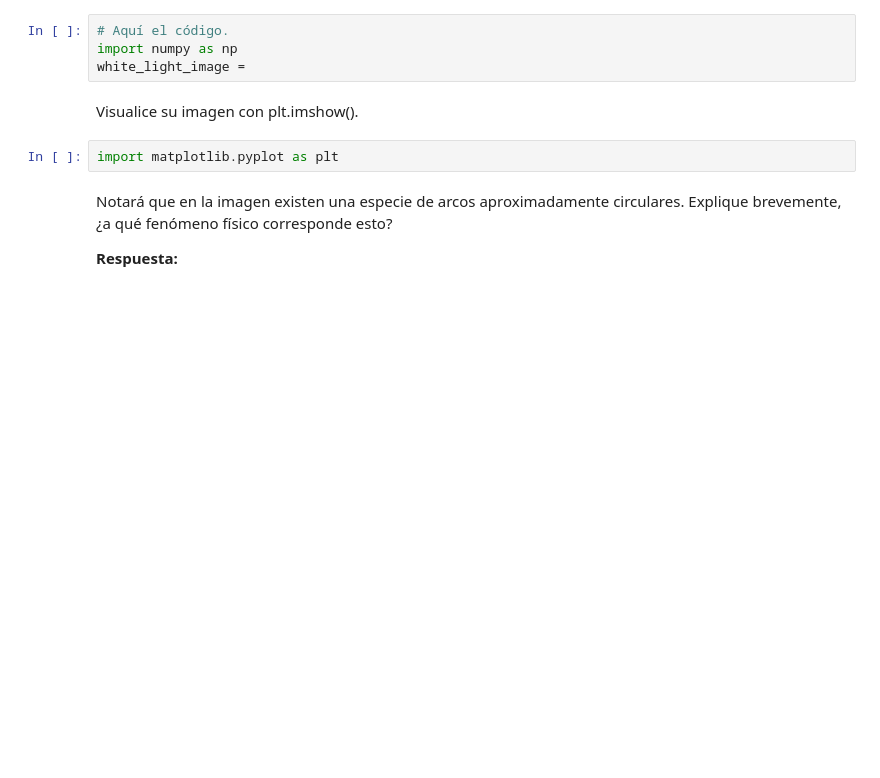
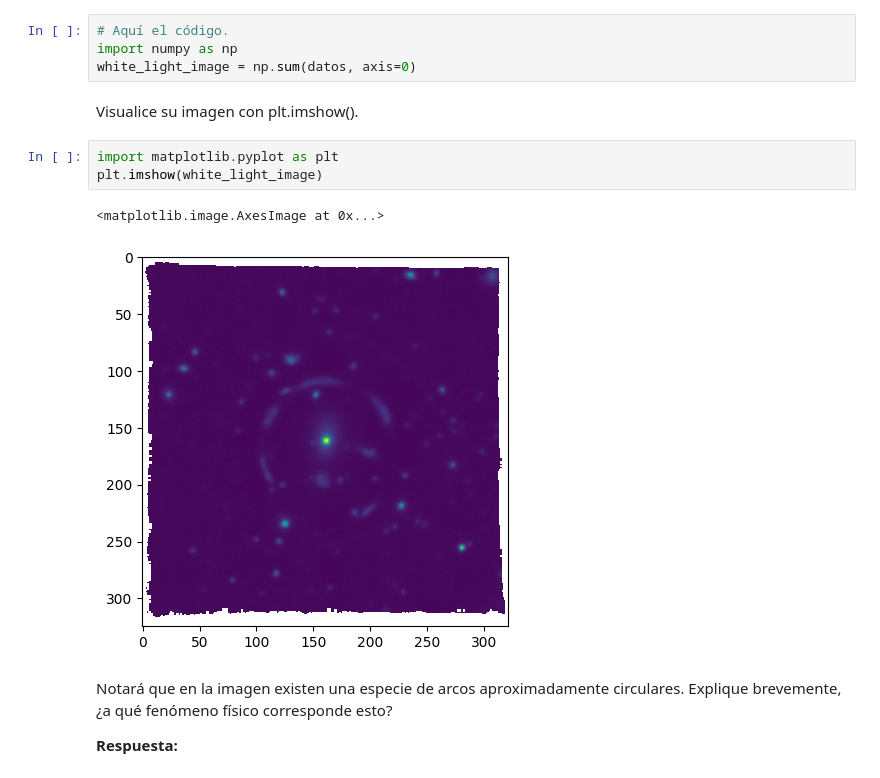
Before and after one commit to Morales-Andres/Tarea-4, a Jupyter notebook: Tarea4.ipynb, the cells around one changed output. Saved outputs shown, nothing was run; the diff lists cells and outputs as text; blank space fills up the shorter version.

```diff
--- a/Tarea4.ipynb
+++ b/Tarea4.ipynb
@@ -122,11 +122,15 @@ Cree un código capaz de calcular una white-light image (una línea con numpy),
 # %%
 # Aquí el código.
 import numpy as np
-white_light_image =
+white_light_image = np.sum(datos, axis=0)
 # %% [markdown]
 Visualice su imagen con plt.imshow().
 # %%
 import matplotlib.pyplot as plt
+plt.imshow(white_light_image)
+# %% [output]
+<matplotlib.image.AxesImage at 0x...>
+[figure, added]
 # %% [markdown]
 Notará que en la imagen existen una especie de arcos aproximadamente circulares. Explique brevemente, ¿a qué fenómeno físico corresponde esto?
 
```
Also changed, not shown: parts of 8 cells of this notebook.
